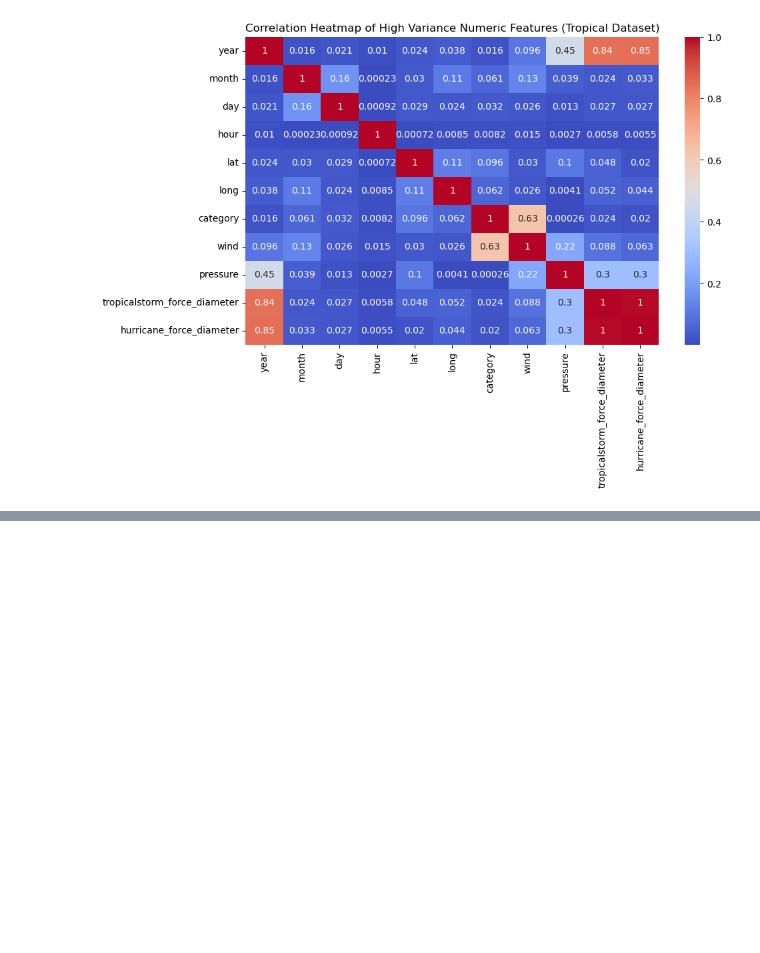
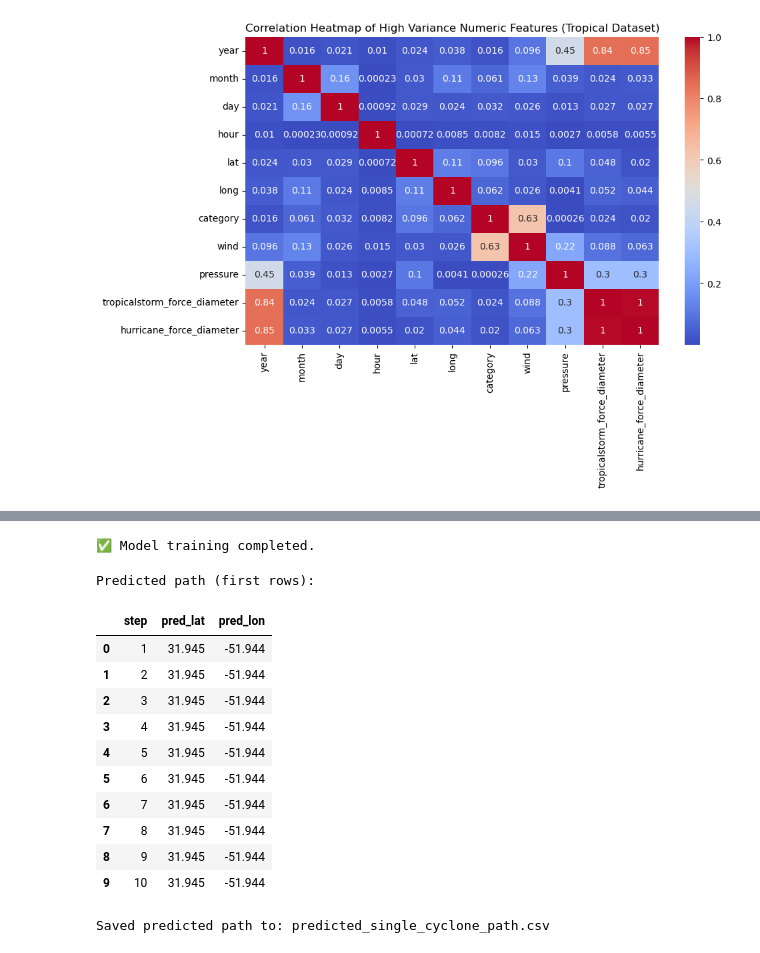
Before and after one commit to Pranithapiduru/Cyclone-Path-Prediction-using-AI, a Jupyter notebook: Cyclone path prediction.ipynb, the cells around one changed output, grey strips where cells are left out. Saved outputs shown, nothing was run; the diff lists cells and outputs as text; code cells hidden in the pictures; blank space fills up the shorter version.

```diff
--- a/Cyclone path prediction.ipynb
+++ b/Cyclone path prediction.ipynb
@@ -317,0 +421,70 @@ Columns with high variance: ['year', 'month', 'day', 'hour', 'lat', 'long', 'cat
+# %%
+# Cell 5: train random forest (handles multi-output)
+from sklearn.ensemble import RandomForestRegressor
+
+model = RandomForestRegressor(n_estimators=200, random_state=42, n_jobs=-1)
+
+# For multi-output, pass y as 2D. RandomForest supports both.
+model.fit(X_train, y_train)
+print("✅ Model training completed.")
+# %% [output]
+✅ Model training completed.
+# %%
+# Cell 6: predict a single-cyclone multi-step path (no plot). Change start_idx & num_steps as needed.
+import numpy as np
+import pandas as pd
+
+# choose starting row from the CLEAN feature set (index in X_clean)
+start_idx = 0        # change this to pick a different start row from X_clean
+num_steps = 10       # how many sequential predictions you want
+update_features_with_pred = False  # set True only if your features include previous lat/lon columns used by the model
+
+# sanity check start_idx
+if start_idx < 0 or start_idx >= len(X_clean):
+    raise IndexError(f"start_idx {start_idx} is out of range (0..{len(X_clean)-1})")
+
+# raw starting features (1-row DataFrame, unscaled)
+start_row_raw = X_clean.iloc[[start_idx]].copy()
+
+# iterative prediction (static features unless update_features_with_pred=True)
+path = []
+current_features = start_row_raw.copy()
+
+for step in range(num_steps):
+    Xs = scaler_X.transform(current_features.values)          # shape (1, p)
+    pred_scaled = model.predict(Xs)                           # shape (1,2)
+    pred_real = scaler_y.inverse_transform(pred_scaled.reshape(1, -1))  # (1,2)
+    lat_val = float(pred_real[0, 0])
+    lon_val = float(pred_real[0, 1])
+    path.append({'step': step+1, 'pred_lat': lat_val, 'pred_lon': lon_val})
+
+    if update_features_with_pred:
+        # update any feature columns that look like lat/lon (if present)
+        for col in current_features.columns:
+            if 'lat' in col:
+                current_features.at[current_features.index[0], col] = lat_val
+            if ('lon' in col) or ('long' in col) or ('lng' in col):
+                current_features.at[current_features.index[0], col] = lon_val
+
+predicted_path_df = pd.DataFrame(path)
+print("Predicted path (first rows):")
+display(predicted_path_df.head(num_steps))
+
+# Save CSV of the numeric path
+out_csv = "predicted_single_cyclone_path.csv"
+predicted_path_df.to_csv(out_csv, index=False)
+print(f"Saved predicted path to: {out_csv}")
+# %% [output]
+Predicted path (first rows):
+|  | step | pred_lat | pred_lon |
+| 0 | 1 | 31.945 | -51.944 |
+| 1 | 2 | 31.945 | -51.944 |
+| 2 | 3 | 31.945 | -51.944 |
+| 3 | 4 | 31.945 | -51.944 |
+| 4 | 5 | 31.945 | -51.944 |
+| 5 | 6 | 31.945 | -51.944 |
+| 6 | 7 | 31.945 | -51.944 |
+| 7 | 8 | 31.945 | -51.944 |
+| 8 | 9 | 31.945 | -51.944 |
+| 9 | 10 | 31.945 | -51.944 |
+Saved predicted path to: predicted_single_cyclone_path.csv
```
Also changed, not shown: parts of 13 cells of this notebook.
